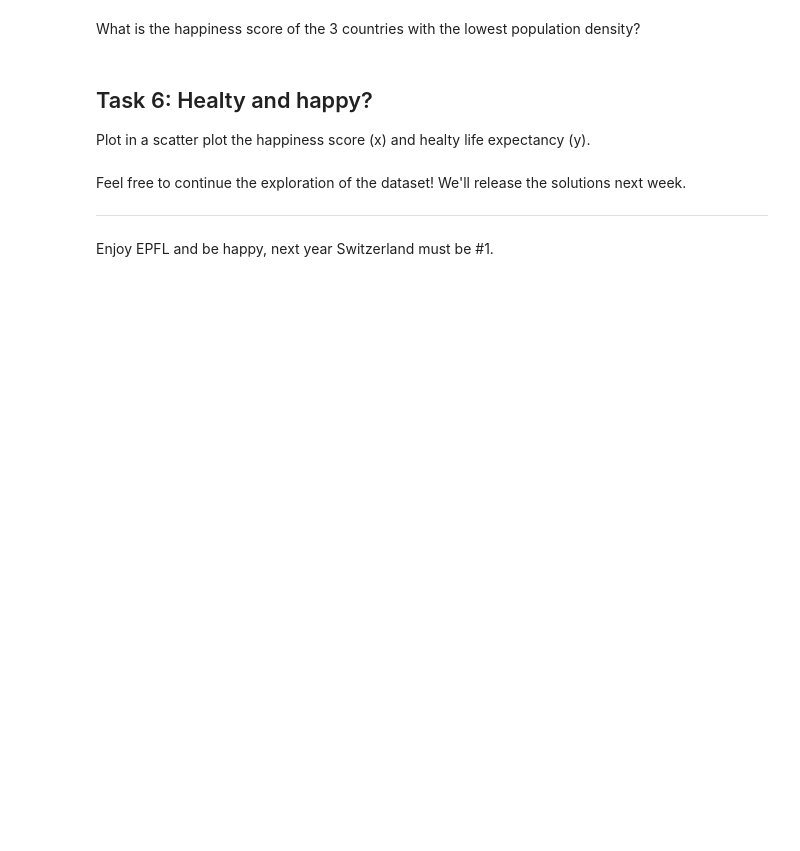
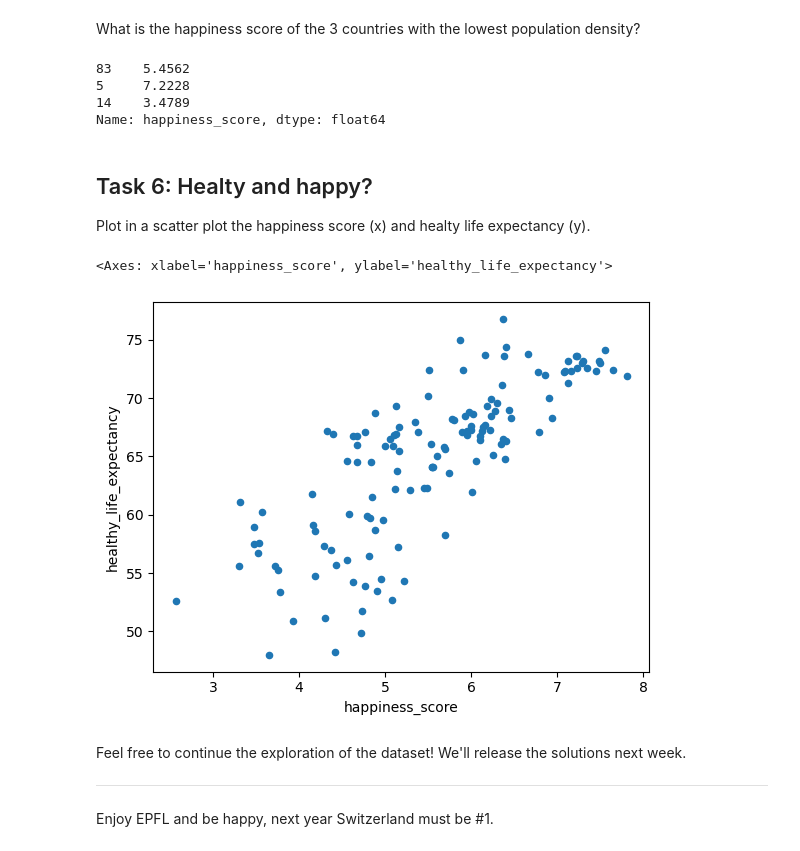
Before and after one commit to eirikur7/2024, a Jupyter notebook: Exercises/01 - Handling data/Happiness.ipynb, the cells around one changed output. Drawn from its saved outputs; the diff is of its cells as text; code cells hidden in the pictures; blank space fills up the shorter version.

```diff
--- a/Exercises/01 - Handling data/Happiness.ipynb
+++ b/Exercises/01 - Handling data/Happiness.ipynb
@@ -165,3 +190,7 @@ Print the raw number and the percentage of world population that is illiterate.
 Add to the dataframe a new field called *population_density* computed by dividing *population* by *area*.
 # %%
 # Write your code here
+# country_features.head()
+population_density = country_features.population / country_features.area
+country_features['population_density'] = population_density
+country_features.head()
@@ -169,6 +205,12 @@ Add to the dataframe a new field called *population_density* computed by dividin
 What is the happiness score of the 3 countries with the lowest population density?
 # %%
 # Write your code here
+country_features.sort_values('population_density', ascending=True).head(3).happiness_score
+# %% [output]
+83    5.4562
+5     7.2228
+14    3.4789
+Name: happiness_score, dtype: float64
 # %% [markdown]
 ## Task 6: Healty and happy?
 
@@ -178,3 +218,13 @@ Plot in a scatter plot the happiness score (x) and healty life expectancy (y).
+# %%
+# Write your code here
+## Task 6: Healty and happy?
+
+# Plot in a scatter plot the happiness score (x) and healty life expectancy (y).
+# Each dot corresponds to a country.
+country_features.plot.scatter(x='happiness_score', y='healthy_life_expectancy')
+# %% [output]
+<Axes: xlabel='happiness_score', ylabel='healthy_life_expectancy'>
+[figure, added]
 # %% [markdown]
 Feel free to continue the exploration of the dataset! We'll release the solutions next week.
 
```
Also changed, not shown: parts of 12 cells of this notebook, 3 other files.
